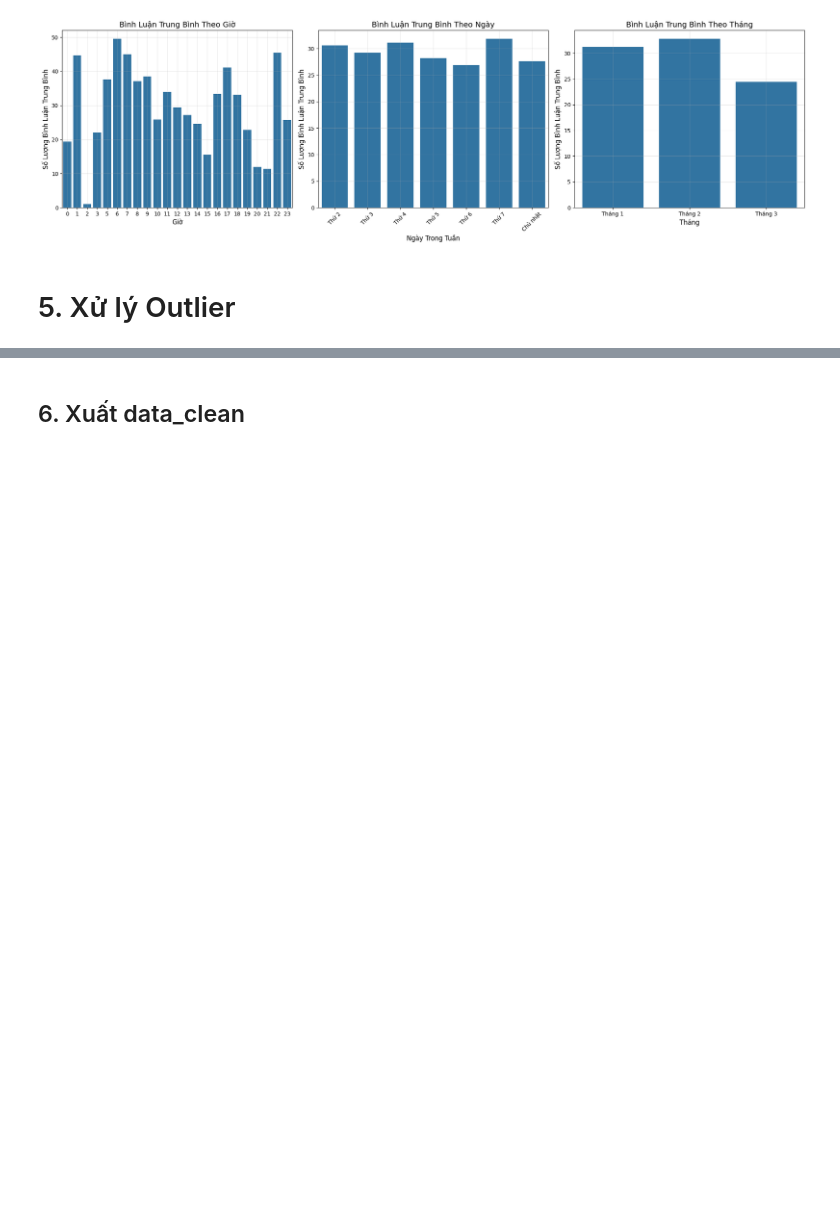
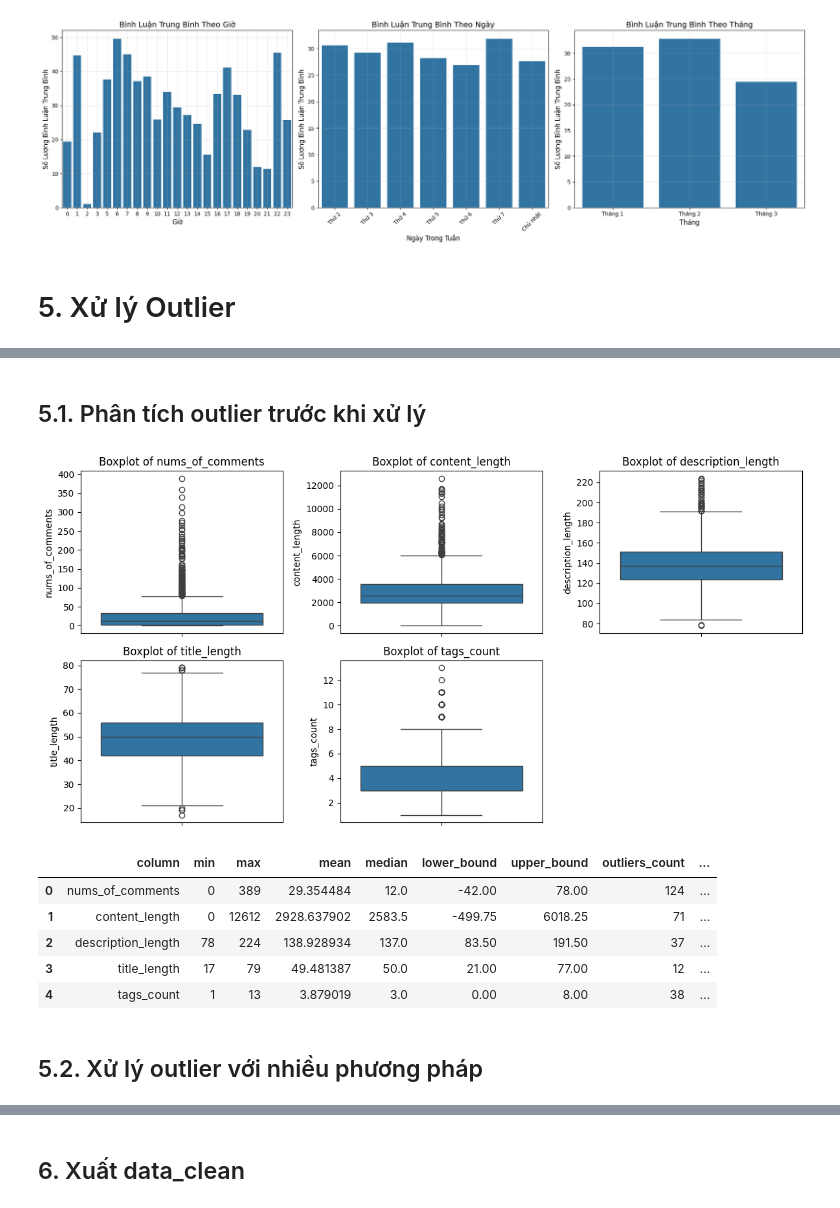
Before and after one commit to givoxxs/vnexpress-analysis-project, a Jupyter notebook: notebooks/02_data_cleaning.ipynb, the cells around one changed output, grey strips where cells are left out. Cells and saved outputs as stored; diff of their text form; code cells hidden in the pictures; blank space fills up the shorter version.

Commit message:
test method outlieroutlier

```diff
--- a/notebooks/02_data_cleaning.ipynb
+++ b/notebooks/02_data_cleaning.ipynb
@@ -324,3 +304,56 @@ df_clean.describe().T
 | day | 1182.0 | 16.291032 | 1.0 | 10.0 | 16.0 | 23.0 | 31.0 | 8.141732 |
 | hour | 1182.0 | 11.50846 | 0.0 | 8.0 | 11.0 | 15.0 | 23.0 | 5.663841 |
 | day_of_week | 1182.0 | 2.882403 | 0.0 | 1.0 | 3.0 | 5.0 | 6.0 | 1.955182 |
+# %% [markdown]
+## 5.1. Phân tích outlier trước khi xử lý
+# %%
+# Vẽ boxplot để phát hiện outlier trong các trường số
+plt.figure(figsize=(12, 6))
+
+# Các trường số liệu cần kiểm tra outlier
+numeric_cols = ['nums_of_comments', 'content_length', 'description_length',
+                'title_length', 'tags_count']
+
+for i, col in enumerate(numeric_cols):
+    plt.subplot(2, 3, i+1)
+    sns.boxplot(y=df_clean[col])
+    plt.title(f'Boxplot of {col}')
+    plt.tight_layout()
+
+plt.show()
+
+# Hiển thị thống kê chi tiết về các trường này
+stats_df = pd.DataFrame()
+for col in numeric_cols:
+    q1 = df_clean[col].quantile(0.25)
+    q3 = df_clean[col].quantile(0.75)
+    iqr = q3 - q1
+    lower_bound = q1 - 1.5 * iqr
+    upper_bound = q3 + 1.5 * iqr
+    outliers = df_clean[(df_clean[col] < lower_bound) | (df_clean[col] > upper_bound)][col].count()
+    outlier_percent = outliers / len(df_clean) * 100
+
+    stats = {
+        'column': col,
+        'min': df_clean[col].min(),
+        'max': df_clean[col].max(),
+        'mean': df_clean[col].mean(),
+        'median': df_clean[col].median(),
+        'lower_bound': lower_bound,
+        'upper_bound': upper_bound,
+        'outliers_count': outliers,
+        'outliers_percent': outlier_percent
+    }
+    stats_df = pd.concat([stats_df, pd.DataFrame([stats])], ignore_index=True)
+
+stats_df
+# %% [output]
+[figure, added]
+|  | column | min | max | mean | median | lower_bound | upper_bound | outliers_count | ... |
+| 0 | nums_of_comments | 0 | 389 | 29.354484 | 12.0 | -42.00 | 78.00 | 124 | ... |
+| 1 | content_length | 0 | 12612 | 2928.637902 | 2583.5 | -499.75 | 6018.25 | 71 | ... |
+| 2 | description_length | 78 | 224 | 138.928934 | 137.0 | 83.50 | 191.50 | 37 | ... |
+| 3 | title_length | 17 | 79 | 49.481387 | 50.0 | 21.00 | 77.00 | 12 | ... |
+| 4 | tags_count | 1 | 13 | 3.879019 | 3.0 | 0.00 | 8.00 | 38 | ... |
+# %% [markdown]
+## 5.2. Xử lý outlier với nhiều phương pháp
```
Also changed, not shown: parts of 3 cells of this notebook, 1 other file.
